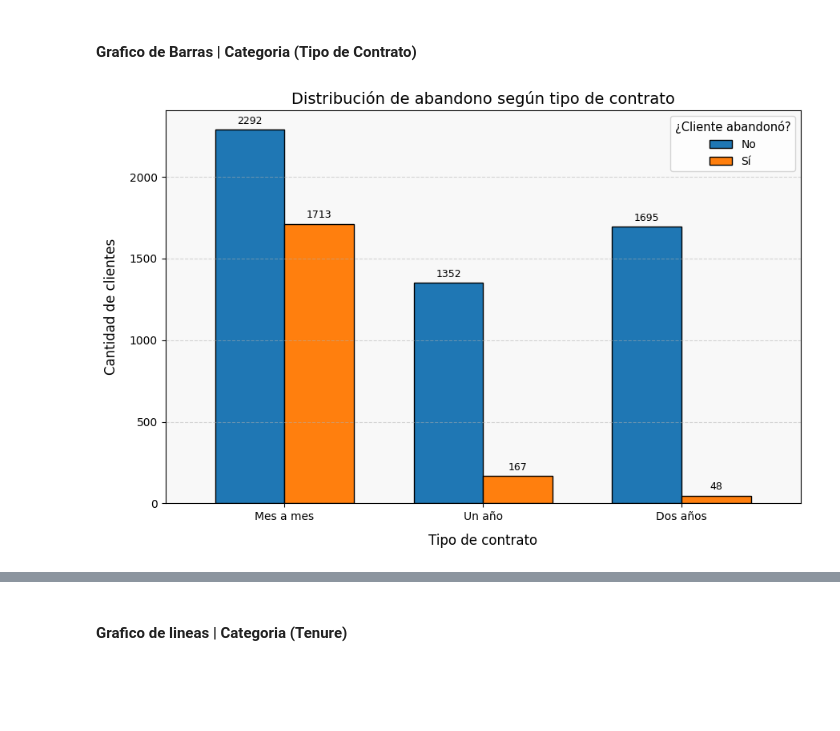
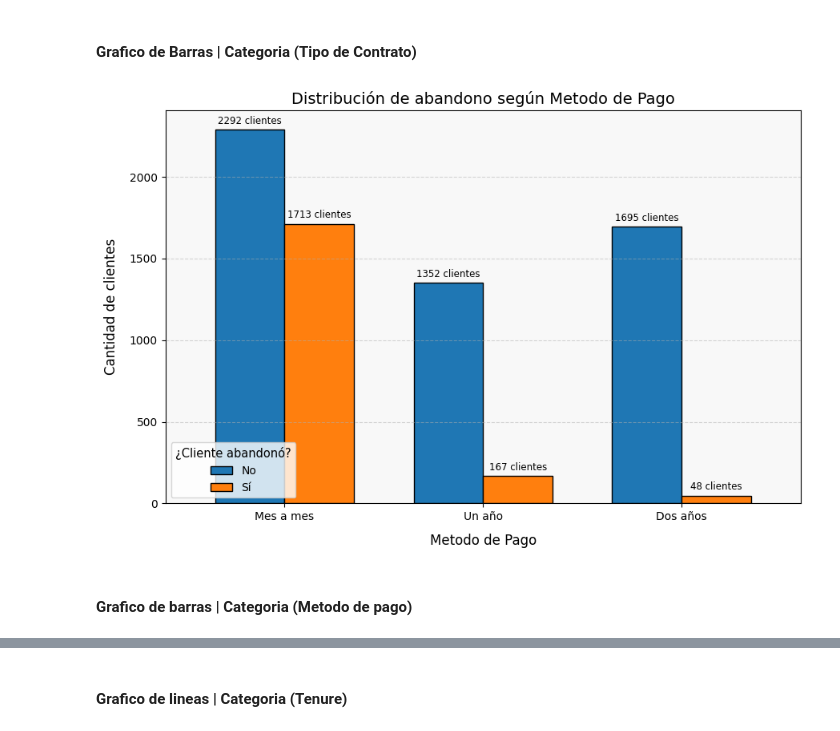
Before and after one commit to MigXDev/CS_Datos_I_DESAFIO_2, a Jupyter notebook: challenge2-data-science-LATAM-main/TelecomX_LATAM.ipynb, the cells around one changed output, grey strips where cells are left out. Saved outputs shown, nothing was run; the diff lists cells and outputs as text; code cells hidden in the pictures; blank space fills up the shorter version.

Commit message:
En proceso | Combinación de Graficos categoricos

```diff
--- a/challenge2-data-science-LATAM-main/TelecomX_LATAM.ipynb
+++ b/challenge2-data-science-LATAM-main/TelecomX_LATAM.ipynb
@@ -1508,44 +1599,46 @@ Este análisis puede revelar patrones interesantes, por ejemplo, si los clientes
 # %% [markdown]
 #### Grafico de Barras | Categoria (Tipo de Contrato)
+# %%
+# Variable categórica a analizar
+variable_2 = 'contrato'
+
+# Agrupar por categoría + abandono
+ab_cont = df_Datos_Traducidos.groupby([variable_2, 'abandono_cliente']).size().unstack().sort_values(by='Si', ascending=False)
 # %%
-# Variable categórica a analizar
-variable = 'contrato'
-
-# Agrupar por categoría + abandono
-ab_cat = df_Datos_Traducidos.groupby([variable, 'abandono_cliente']).size().unstack().sort_values(by='Si', ascending=False)
-
 # Crear gráfico de barras lado a lado (no apilado)
-ax = ab_cat.plot(
+ax3 = ab_cont.plot(
     kind='bar',
     stacked=False,
     color=['#1f77b4', '#ff7f0e'],
     figsize=(9, 6),
     edgecolor='black',
     width=0.7
 )
-
 # Títulos descriptivos
-plt.title('Distribución de abandono según tipo de contrato', fontsize=14)
-plt.xlabel('Tipo de contrato', fontsize=12, labelpad=10)
+plt.title('Distribución de abandono según Metodo de Pago', fontsize=14)
+plt.xlabel('Metodo de Pago', fontsize=12, labelpad=10)
 plt.ylabel('Cantidad de clientes', fontsize=12, labelpad=10)
 
 # Mejorar ejes
 plt.xticks(rotation=0, fontsize=10)
 plt.yticks(fontsize=10)
 plt.grid(axis='y', linestyle='--', alpha=0.5)
 
 # Etiquetas con la cantidad exacta de clientes sobre cada barra
-for container in ax.containers:
-    ax.bar_label(container, fmt='%d', label_type='edge', fontsize=9, padding=3)
+for container in ax3.containers:
+    ax3.bar_label(container, fmt='%d clientes', label_type='edge', fontsize=8.5, padding=3)
 
 # Leyenda clara
-plt.legend(title='¿Cliente abandonó?', labels=['No', 'Sí'], fontsize=10, title_fontsize=10.5, loc='upper right')
+plt.legend(title='¿Cliente abandonó?', labels=['No', 'Sí'], fontsize=10, title_fontsize=10.5, loc='lower left')
+# Modificar los nombres de las ticks del eje x si se desea
 
-# Fondo limpio
-ax.set_facecolor('#f8f8f8')
+
+ax3.set_facecolor('#f8f8f8')
 
 # Margen automático
 plt.tight_layout()
 plt.show()
 # %% [output]
-[figure, old version]
+[figure, new version]
+# %% [markdown]
+#### Grafico de barras | Categoria (Metodo de pago)
```
Also changed, not shown: parts of 25 cells of this notebook.
